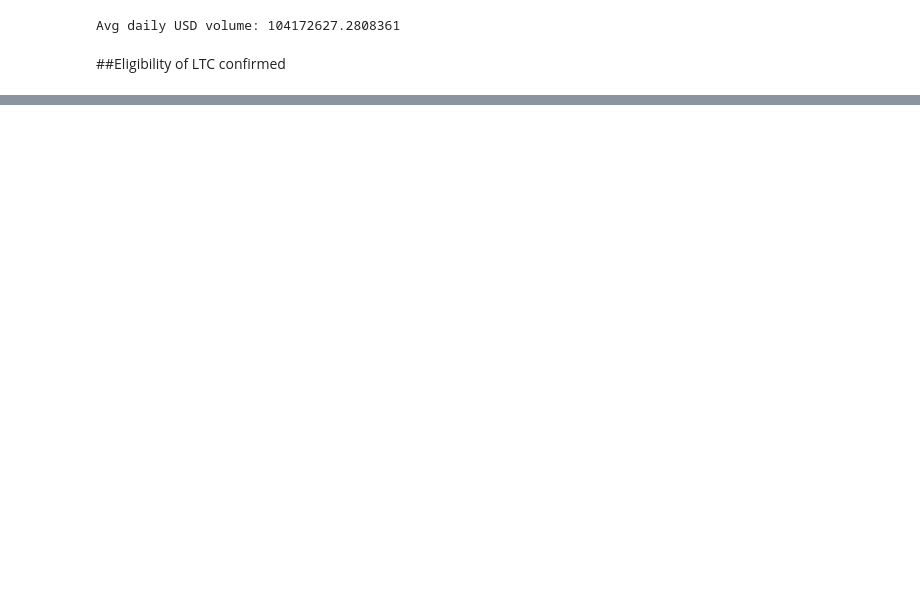
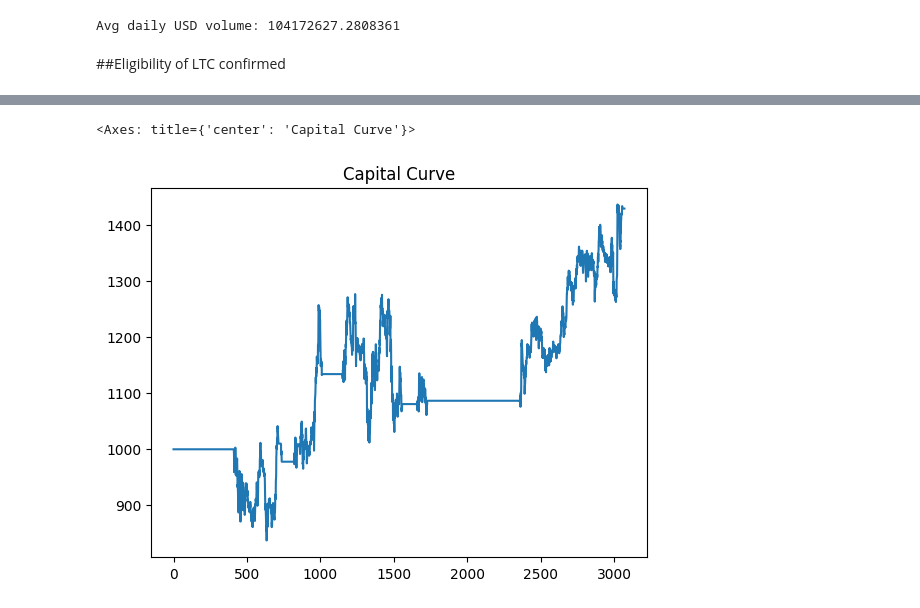
Before and after one commit to avisharma-code/pairwise-alpha-starter-kit, a Jupyter notebook: valuecheck.ipynb, the cells around one changed output, grey strips where cells are left out. Drawn from its saved outputs; the diff is of its cells as text; code cells hidden in the pictures; blank space fills up the shorter version.

```diff
--- a/valuecheck.ipynb
+++ b/valuecheck.ipynb
@@ -42,0 +63,6 @@ print(metrics)
+# %%
+from matplotlib import pyplot
+results_df["capital"].plot(title="Capital Curve")
+# %% [output]
+<Axes: title={'center': 'Capital Curve'}>
+[figure, added]
```
Also changed, not shown: parts of 3 cells of this notebook, 7 other files.
